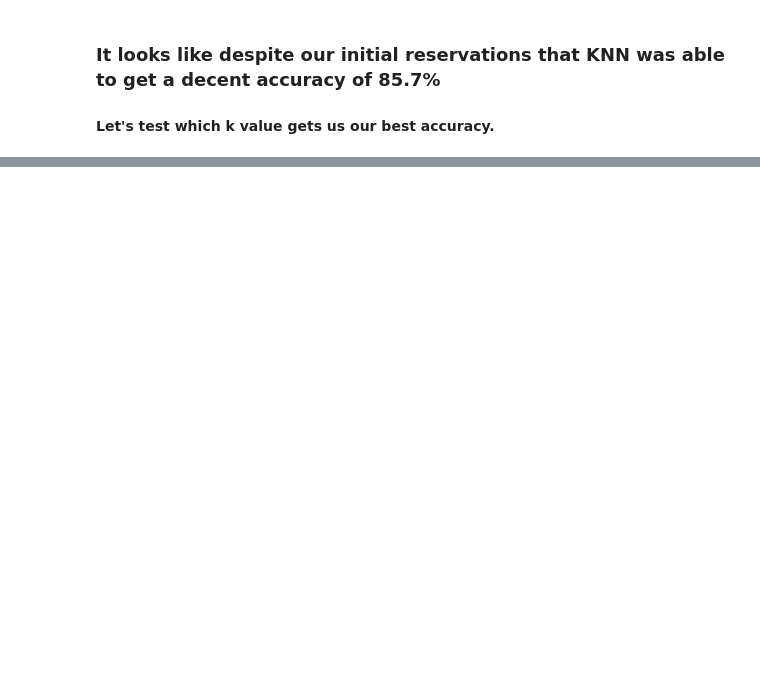
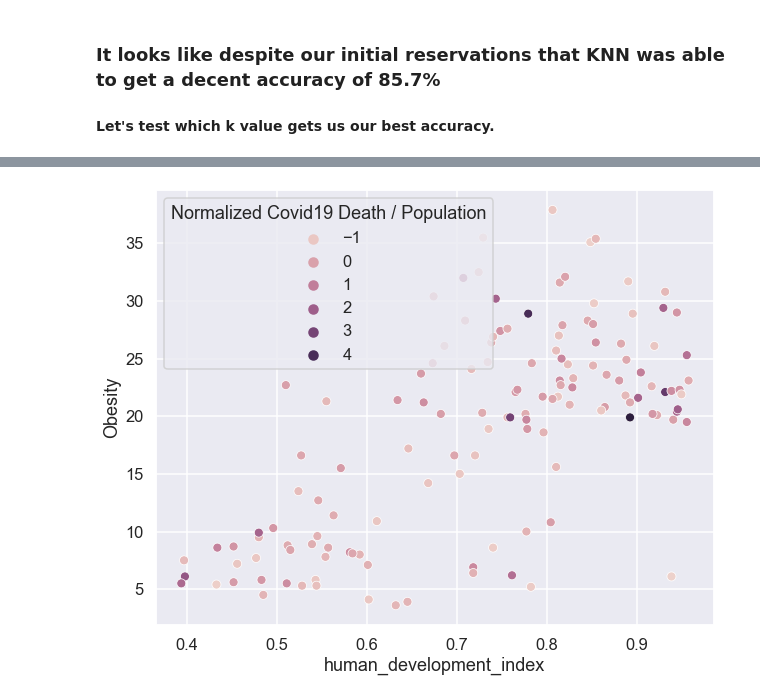
Before and after one commit to chrisweilacker/CovidMachineLearningProject, a Jupyter notebook: CovidMLProject.ipynb, the cells around one changed output, grey strips where cells are left out. Saved outputs shown, nothing was run; the diff lists cells and outputs as text; code cells hidden in the pictures; blank space fills up the shorter version.

```diff
--- a/CovidMLProject.ipynb
+++ b/CovidMLProject.ipynb
@@ -223,0 +366,4 @@ https://github.com/owid/covid-19-data/blob/master/public/data/owid-covid-codeboo
+# %%
+sns.scatterplot(data=df, x='human_development_index', y='Obesity', hue='Normalized Covid19 Death / Population');
+# %% [output]
+[figure, added]
```
Also changed, not shown: parts of 27 cells of this notebook, 1 other file.
